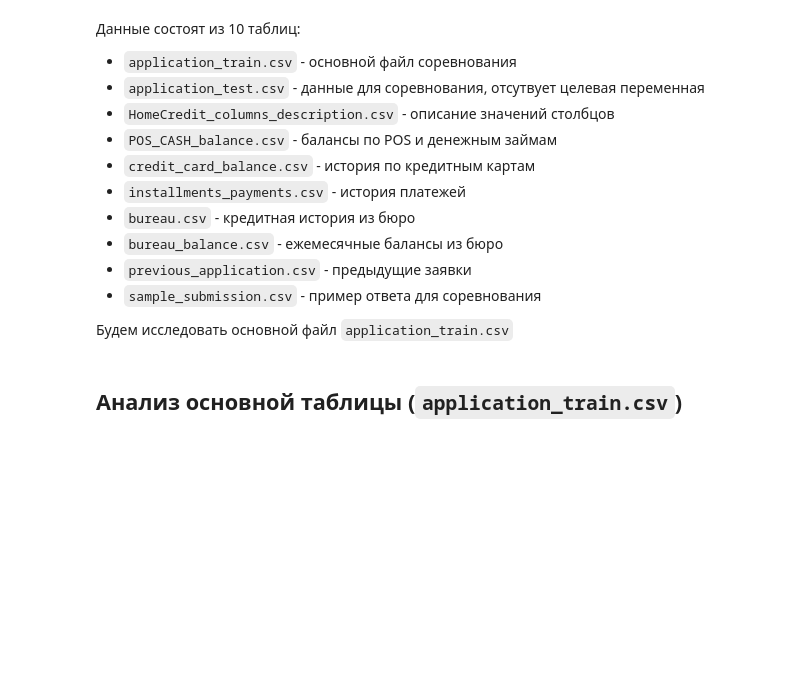
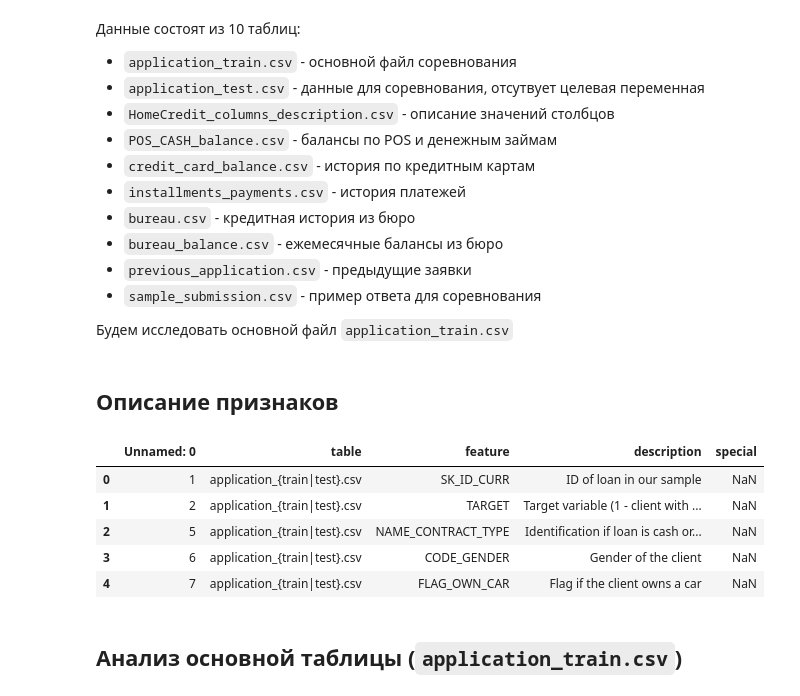
Before and after one commit to CondoR-R/university, a Jupyter notebook: интелектуальные_системы/practice/01_EDA.ipynb, the cells around one changed output. Drawn from its saved outputs; the diff is of its cells as text; code cells hidden in the pictures; blank space fills up the shorter version.

```diff
--- a/интелектуальные_системы/practice/01_EDA.ipynb
+++ b/интелектуальные_системы/practice/01_EDA.ipynb
@@ -74,5 +74,23 @@ data/raw/sample_submission.csv
 - `sample_submission.csv` - пример ответа для соревнования
 
 Будем исследовать основной файл `application_train.csv`
+# %% [markdown]
+## Описание признаков
+# %%
+desc = pd.read_csv(PATH/'HomeCredit_columns_description.csv', encoding='latin-1')
+desc = desc.rename(columns={
+    'Table': 'table',
+    'Row': 'feature',
+    'Description': 'description',
+    'Special': 'special'
+})
+desc.head()
+# %% [output]
+|  | Unnamed: 0 | table | feature | description | special |
+| 0 | 1 | application_{train|test}.csv | SK_ID_CURR | ID of loan in our sample | NaN |
+| 1 | 2 | application_{train|test}.csv | TARGET | Target variable (1 - client with ... | NaN |
+| 2 | 5 | application_{train|test}.csv | NAME_CONTRACT_TYPE | Identification if loan is cash or... | NaN |
+| 3 | 6 | application_{train|test}.csv | CODE_GENDER | Gender of the client | NaN |
+| 4 | 7 | application_{train|test}.csv | FLAG_OWN_CAR | Flag if the client owns a car | NaN |
 # %% [markdown]
 ## Анализ основной таблицы (`application_train.csv`)
```
Also changed, not shown: parts of 11 cells of this notebook, 1 other file.
